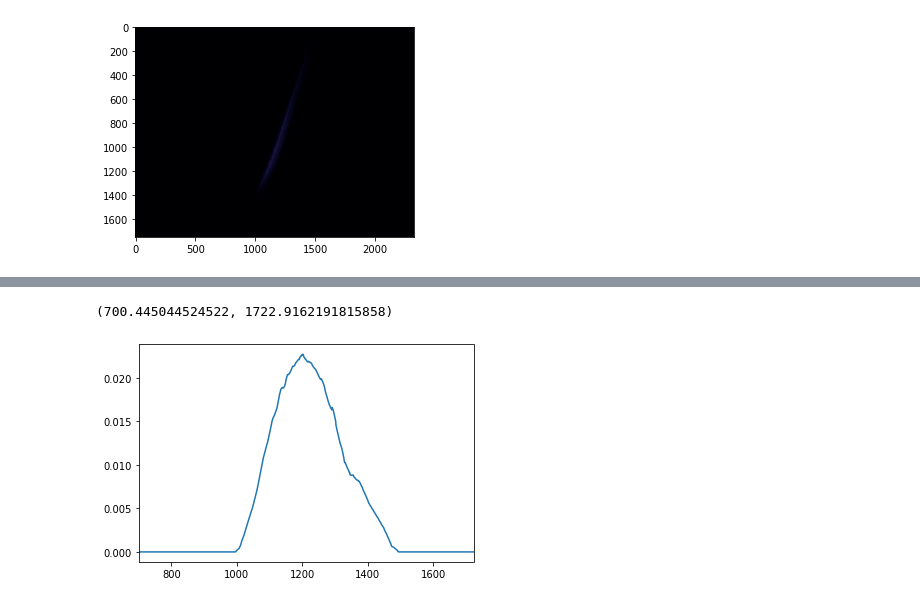
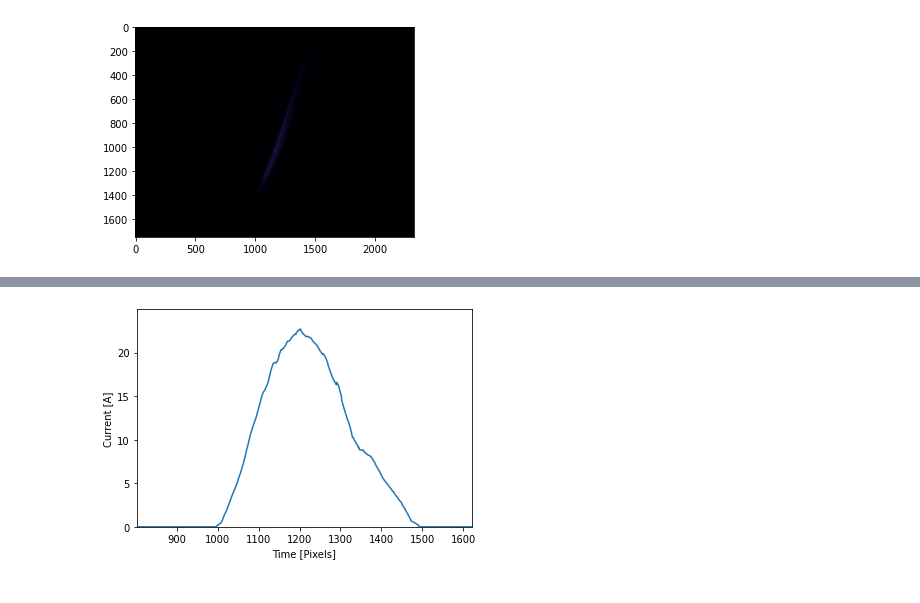
Before and after one commit to jank324/spectral-vd-euxfel, a Jupyter notebook: preprocess.ipynb, the cells around one changed output, grey strips where cells are left out. Cells and saved outputs as stored; diff of their text form; code cells hidden in the pictures.

```diff
--- a/preprocess.ipynb
+++ b/preprocess.ipynb
@@ -39,11 +55,11 @@ plt.show()
 [figure]
 # %%
 image = denoised.loc[-3.0,"tds_image"]
-charge = denoised.loc[-3.0,"charge"]
-picoseconds_per_pixel = 0.0438912
+charge = denoised.loc[-3.0,"charge"] * 10e-9
+seconds_per_pixel = 0.0438912 * 10e-12
 
 ro = image.sum(axis=0)
-current = charge / picoseconds_per_pixel * ro / ro.sum()
+current = charge / seconds_per_pixel * ro / ro.sum()
 
 plt.plot(current)
 plt.ylim(0, 1.05 * current.max())
@@ -71,6 +87,9 @@ sigma
 # %%
 plt.plot(current)
-plt.xlim(fit.params["center"].value-5*sigma, fit.params["center"].value+5*sigma)
+plt.xlim(fit.params["center"].value-4*sigma, fit.params["center"].value+4*sigma)
+plt.ylim(0, 1.1 * current.max())
+plt.xlabel("Time [Pixels]")
+plt.ylabel("Current [A]")
+plt.show()
 # %% [output]
-(700.445044524522, 1722.9162191815858)
-[figure, old version]
+[figure, new version]
```
Also changed, not shown: parts of 5 cells of this notebook.
